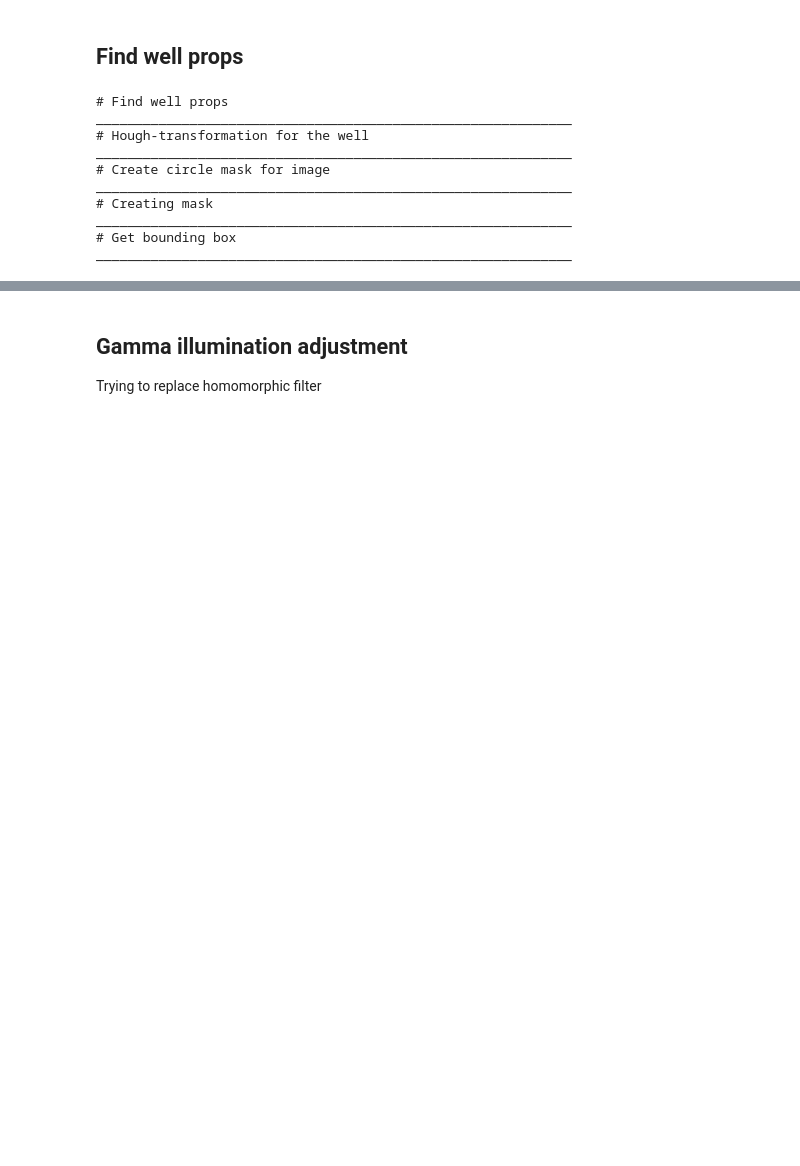
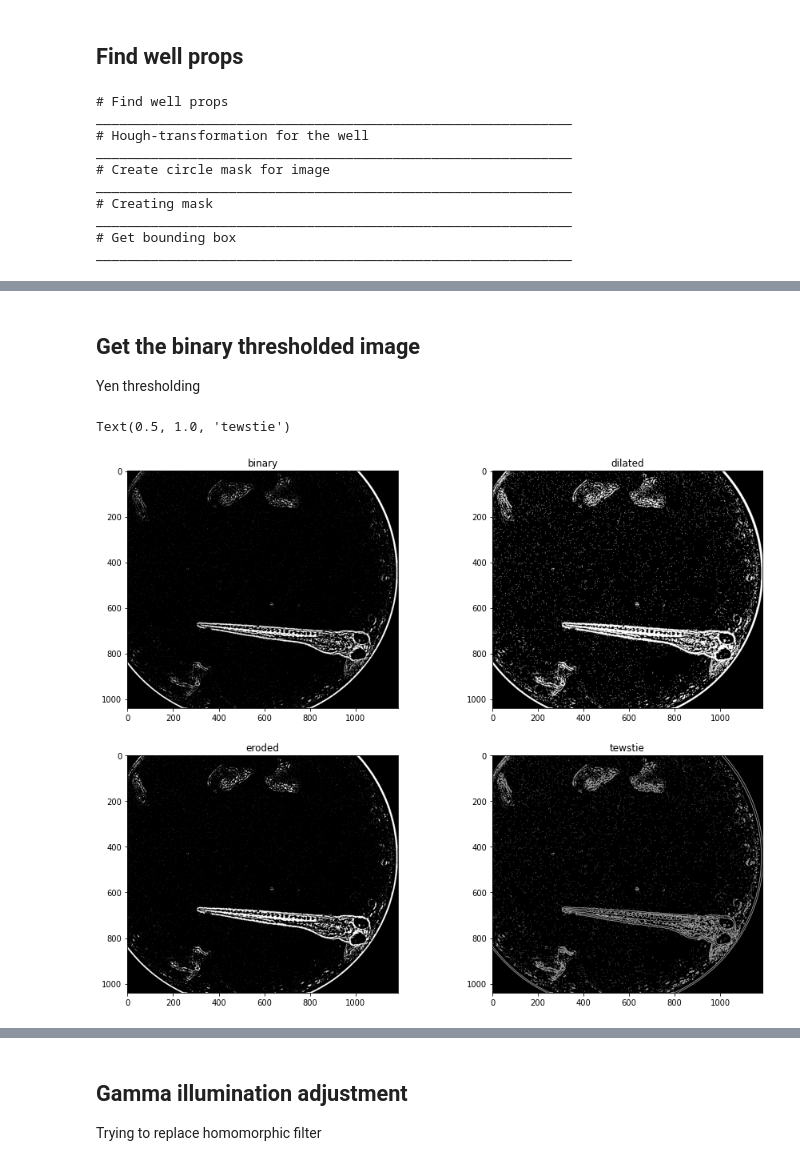
Before and after one commit to gimesia/zebrafisher, a Jupyter notebook: __docs/__notebooks/get_poss_fish_pipe.ipynb, the cells around one changed output, grey strips where cells are left out. Drawn from its saved outputs; the diff is of its cells as text; code cells hidden in the pictures; blank space fills up the shorter version.

```diff
--- a/__docs/__notebooks/get_poss_fish_pipe.ipynb
+++ b/__docs/__notebooks/get_poss_fish_pipe.ipynb
@@ -125,0 +127,33 @@ plt.show()
+# %% [markdown]
+## Get the binary thresholded image
+
+Yen thresholding
+# %%
+from skimage.filters.edges import sobel
+from skimage.morphology import disk
+from skimage.filters.thresholding import threshold_local, threshold_yen
+
+thresh = threshold_yen(equalized)
+binary = equalized > thresh
+fig, ax = plt.subplots(nrows=2, ncols=2, figsize=(15, 12))
+
+dilated = morphology.binary_dilation(binary)
+eroded = morphology.binary_erosion(dilated)
+
+# closed = morphology.binary_closing(binary)
+size = fishy.well_props.mask.cropped_gray.size * 0.1
+closed = morphology.area_closing(binary, size)
+
+"""testie = morphology.remove_small_objects(dilated)
+"""
+ax[0, 0].imshow(binary, 'gray')
+ax[0, 0].set_title('binary')
+ax[0, 1].imshow(dilated, 'gray')
+ax[0, 1].set_title('dilated')
+ax[1, 0].imshow(eroded, 'gray')
+ax[1, 0].set_title('eroded')
+ax[1, 1].imshow(sobel(eroded), 'gray')
+ax[1, 1].set_title('tewstie')
+# %% [output]
+Text(0.5, 1.0, 'tewstie')
+[figure, added]
```
Also changed, not shown: parts of 17 cells of this notebook, 3 other files.
